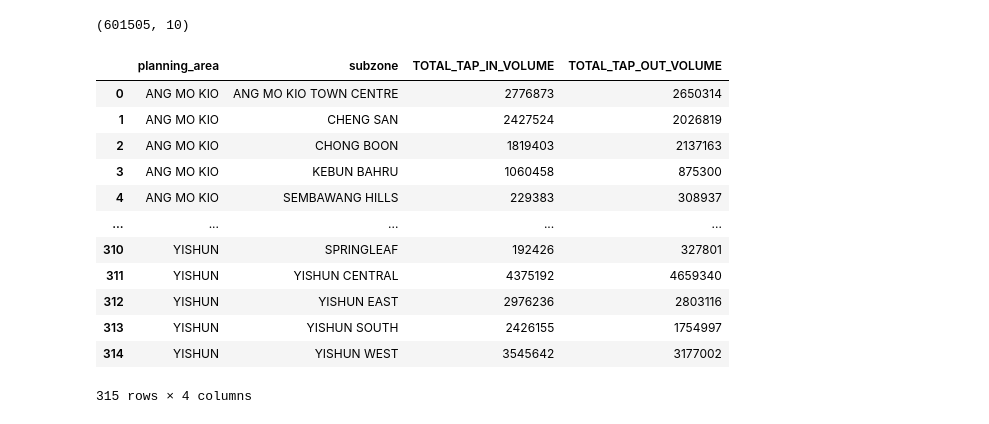
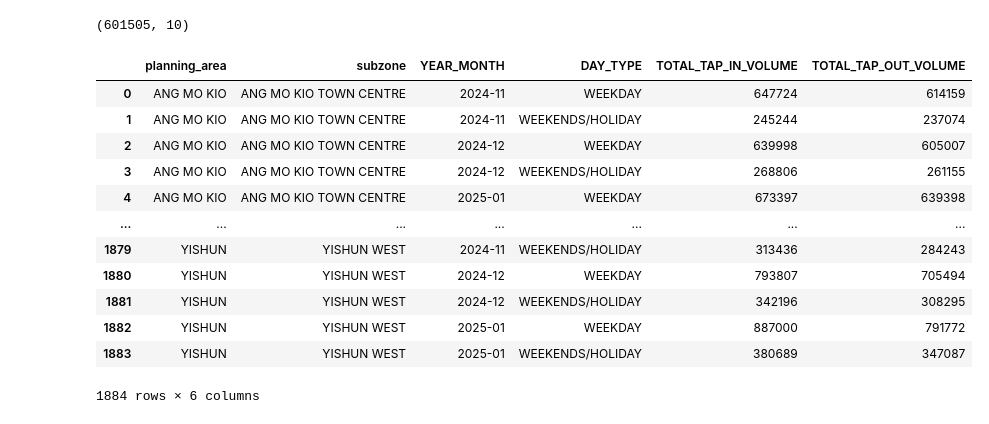
Before and after one commit to miyadainim/DSE-project, a Jupyter notebook: project/bus_passenger_volume.ipynb, the cells around one changed output. Drawn from its saved outputs; the diff is of its cells as text; code cells hidden in the pictures.

Commit message:
Changed the group by in agg_df

```diff
--- a/project/bus_passenger_volume.ipynb
+++ b/project/bus_passenger_volume.ipynb
@@ -240,19 +240,19 @@ overall_bus_stop_df.shape
 # %% [output]
 (601505, 10)
 # %%
-agg_df = overall_bus_stop_df.groupby(by=['planning_area','subzone'])[['TOTAL_TAP_IN_VOLUME','TOTAL_TAP_OUT_VOLUME']].sum().reset_index()
+agg_df = overall_bus_stop_df.groupby(by=['planning_area','subzone','YEAR_MONTH','DAY_TYPE'])[['TOTAL_TAP_IN_VOLUME','TOTAL_TAP_OUT_VOLUME']].sum().reset_index()
 agg_df
 # %% [output]
-|  | planning_area | subzone | TOTAL_TAP_IN_VOLUME | TOTAL_TAP_OUT_VOLUME |
-| 0 | ANG MO KIO | ANG MO KIO TOWN CENTRE | 2776873 | 2650314 |
-| 1 | ANG MO KIO | CHENG SAN | 2427524 | 2026819 |
-| 2 | ANG MO KIO | CHONG BOON | 1819403 | 2137163 |
-| 3 | ANG MO KIO | KEBUN BAHRU | 1060458 | 875300 |
-| 4 | ANG MO KIO | SEMBAWANG HILLS | 229383 | 308937 |
-| ... | ... | ... | ... | ... |
-| 310 | YISHUN | SPRINGLEAF | 192426 | 327801 |
-| 311 | YISHUN | YISHUN CENTRAL | 4375192 | 4659340 |
-| 312 | YISHUN | YISHUN EAST | 2976236 | 2803116 |
-| 313 | YISHUN | YISHUN SOUTH | 2426155 | 1754997 |
-| 314 | YISHUN | YISHUN WEST | 3545642 | 3177002 |
+|  | planning_area | subzone | YEAR_MONTH | DAY_TYPE | TOTAL_TAP_IN_VOLUME | TOTAL_TAP_OUT_VOLUME |
+| 0 | ANG MO KIO | ANG MO KIO TOWN CENTRE | 2024-11 | WEEKDAY | 647724 | 614159 |
+| 1 | ANG MO KIO | ANG MO KIO TOWN CENTRE | 2024-11 | WEEKENDS/HOLIDAY | 245244 | 237074 |
+| 2 | ANG MO KIO | ANG MO KIO TOWN CENTRE | 2024-12 | WEEKDAY | 639998 | 605007 |
+| 3 | ANG MO KIO | ANG MO KIO TOWN CENTRE | 2024-12 | WEEKENDS/HOLIDAY | 268806 | 261155 |
+| 4 | ANG MO KIO | ANG MO KIO TOWN CENTRE | 2025-01 | WEEKDAY | 673397 | 639398 |
+| ... | ... | ... | ... | ... | ... | ... |
+| 1879 | YISHUN | YISHUN WEST | 2024-11 | WEEKENDS/HOLIDAY | 313436 | 284243 |
+| 1880 | YISHUN | YISHUN WEST | 2024-12 | WEEKDAY | 793807 | 705494 |
+| 1881 | YISHUN | YISHUN WEST | 2024-12 | WEEKENDS/HOLIDAY | 342196 | 308295 |
+| 1882 | YISHUN | YISHUN WEST | 2025-01 | WEEKDAY | 887000 | 791772 |
+| 1883 | YISHUN | YISHUN WEST | 2025-01 | WEEKENDS/HOLIDAY | 380689 | 347087 |
-315 rows × 4 columns
+1884 rows × 6 columns
```
